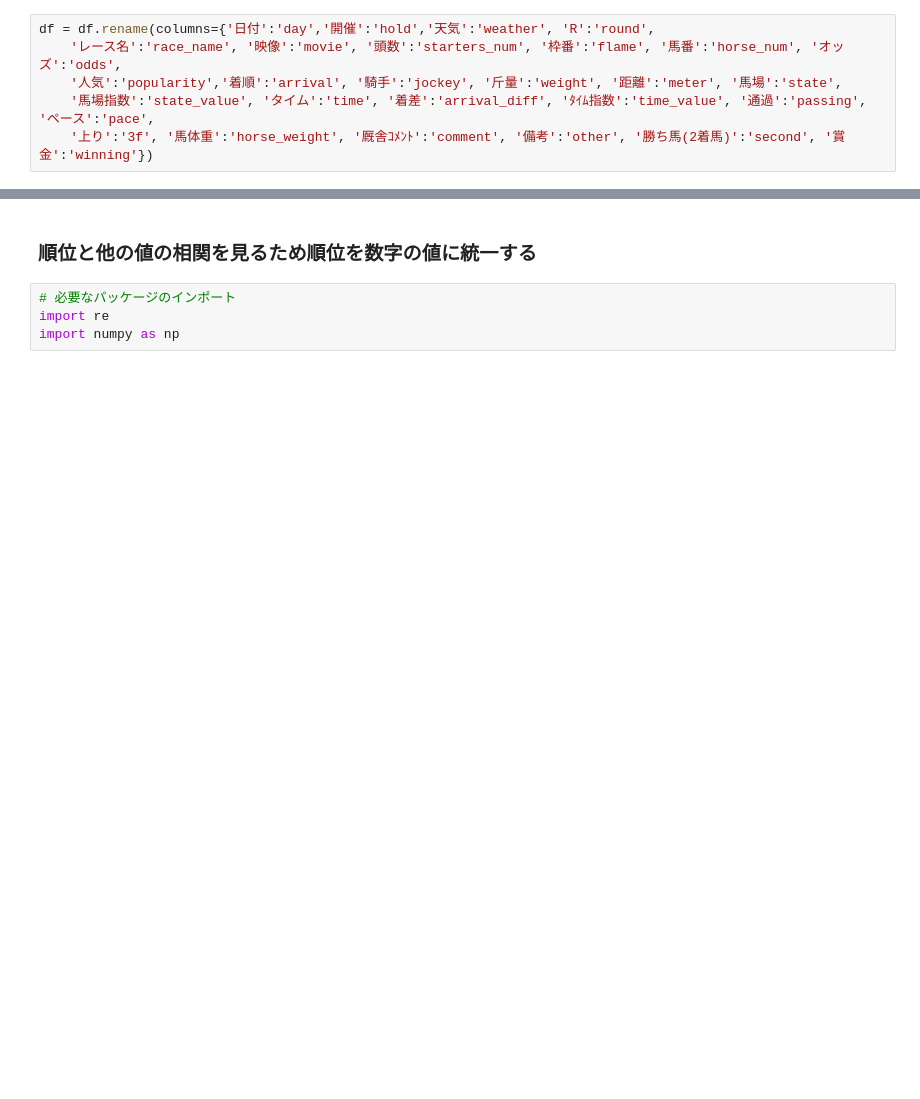
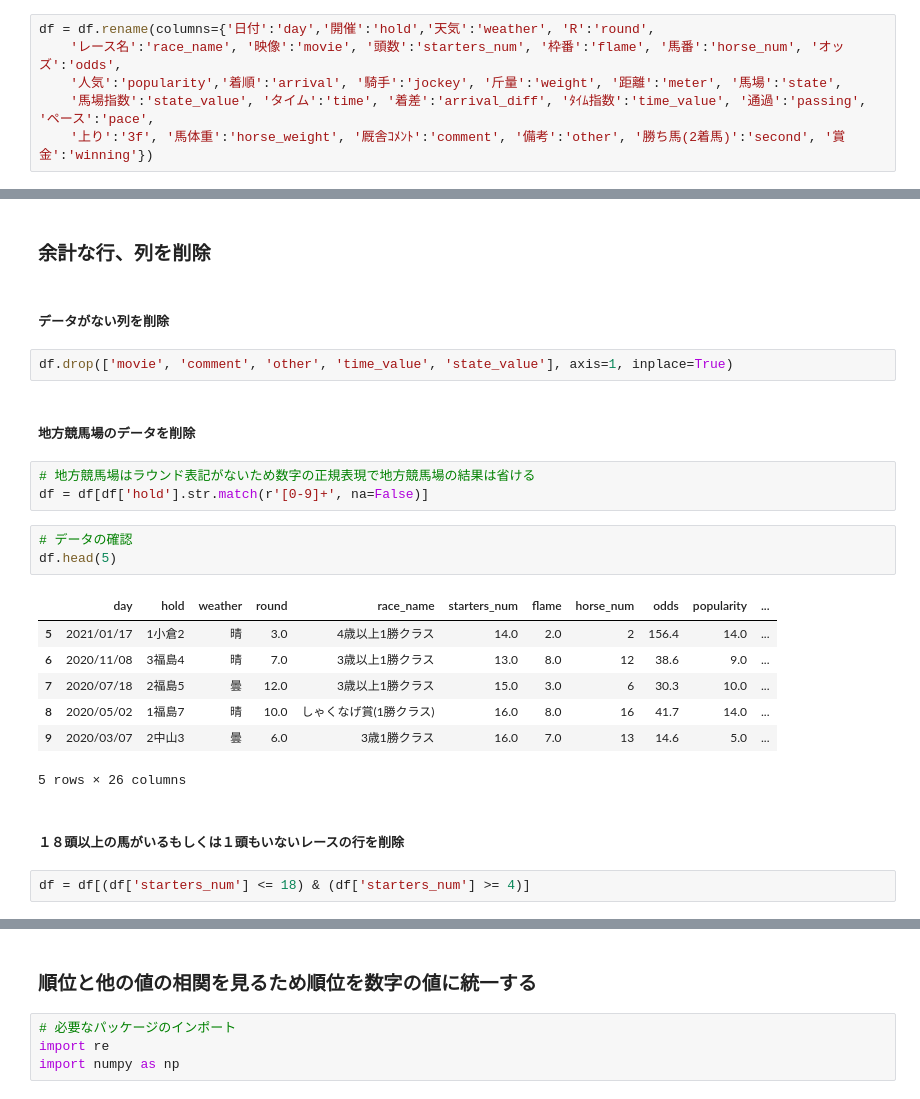
Before and after one commit to buront11/horce_api, a Jupyter notebook: horse_data_analysis.ipynb, the cells around one changed output, grey strips where cells are left out. Drawn from its saved outputs; the diff is of its cells as text; blank space fills up the shorter version.

```diff
--- a/horse_data_analysis.ipynb
+++ b/horse_data_analysis.ipynb
@@ -23,0 +37,26 @@ df.columns
+# %% [markdown]
+### 余計な行、列を削除
+# %% [markdown]
+##### データがない列を削除
+# %%
+df.drop(['movie', 'comment', 'other', 'time_value', 'state_value'], axis=1, inplace=True)
+# %% [markdown]
+##### 地方競馬場のデータを削除
+# %%
+# 地方競馬場はラウンド表記がないため数字の正規表現で地方競馬場の結果は省ける
+df = df[df['hold'].str.match(r'[0-9]+', na=False)]
+# %%
+# データの確認
+df.head(5)
+# %% [output]
+|  | day | hold | weather | round | race_name | starters_num | flame | horse_num | odds | popularity | ... |
+| 5 | 2021/01/17 | 1小倉2 | 晴 | 3.0 | 4歳以上1勝クラス | 14.0 | 2.0 | 2 | 156.4 | 14.0 | ... |
+| 6 | 2020/11/08 | 3福島4 | 晴 | 7.0 | 3歳以上1勝クラス | 13.0 | 8.0 | 12 | 38.6 | 9.0 | ... |
+| 7 | 2020/07/18 | 2福島5 | 曇 | 12.0 | 3歳以上1勝クラス | 15.0 | 3.0 | 6 | 30.3 | 10.0 | ... |
+| 8 | 2020/05/02 | 1福島7 | 晴 | 10.0 | しゃくなげ賞(1勝クラス) | 16.0 | 8.0 | 16 | 41.7 | 14.0 | ... |
+| 9 | 2020/03/07 | 2中山3 | 曇 | 6.0 | 3歳1勝クラス | 16.0 | 7.0 | 13 | 14.6 | 5.0 | ... |
+5 rows × 26 columns
+# %% [markdown]
+##### １８頭以上の馬がいるもしくは１頭もいないレースの行を削除
+# %%
+df = df[(df['starters_num'] <= 18) & (df['starters_num'] >= 4)]
```
Also changed, not shown: parts of 27 cells of this notebook.
